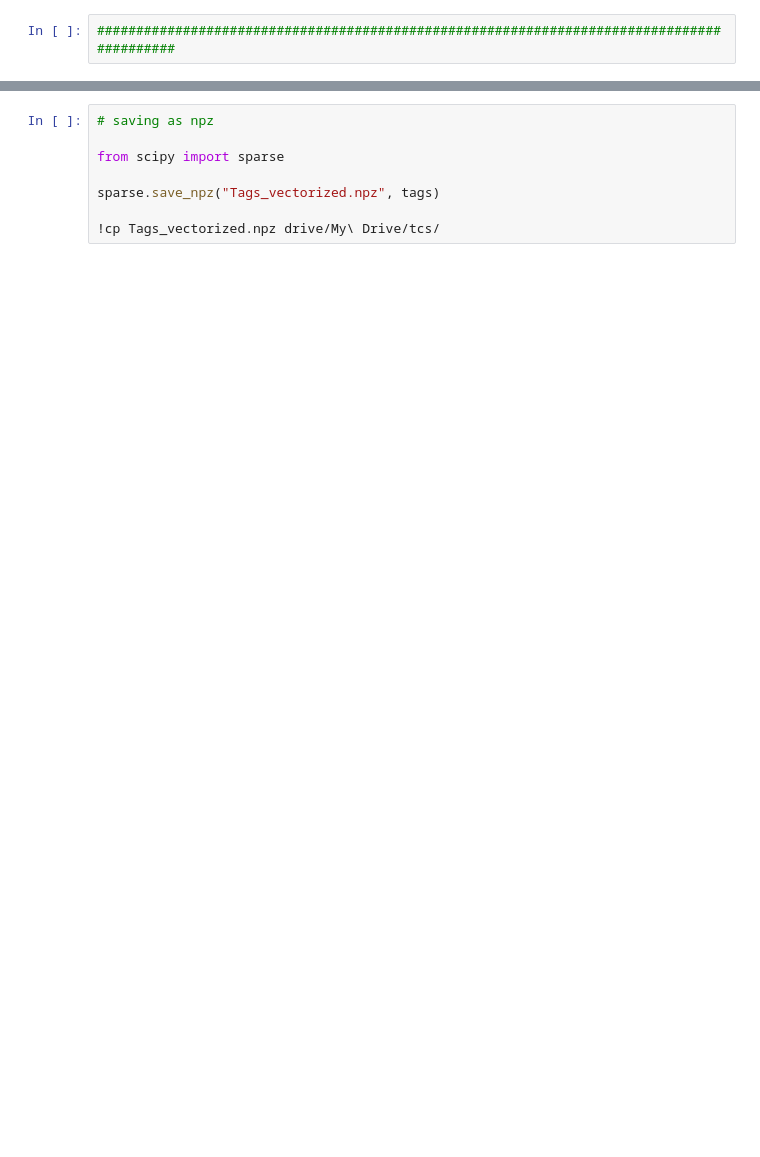
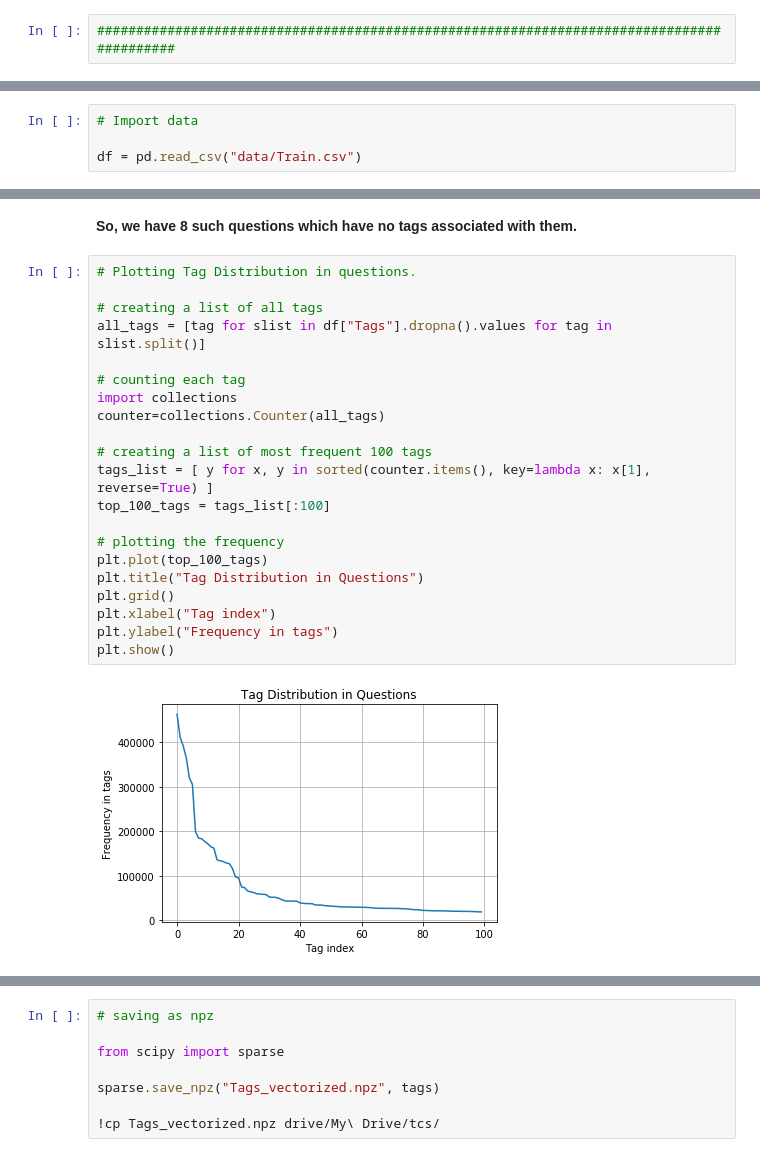
Before and after one commit to tanmayvijay/Taxonomy-Prediction_For-TCS-HumAIn_2019, a Jupyter notebook: Taxanomy-Prediction-Notebook.ipynb, the cells around one changed output, grey strips where cells are left out. Cells and saved outputs as stored; diff of their text form; blank space fills up the shorter version.

```diff
--- a/Taxanomy-Prediction-Notebook.ipynb
+++ b/Taxanomy-Prediction-Notebook.ipynb
@@ -207,0 +176,4 @@ len_tbc/df_tbc.shape[0]
+# %%
+# Import data
+
+df = pd.read_csv("data/Train.csv")
@@ -207,0 +205,25 @@ len_tbc/df_tbc.shape[0]
+# %% [markdown]
+**So, we have 8 such questions which have no tags associated with them.**
+# %%
+# Plotting Tag Distribution in questions.
+
+# creating a list of all tags
+all_tags = [tag for slist in df["Tags"].dropna().values for tag in slist.split()]
+
+# counting each tag
+import collections
+counter=collections.Counter(all_tags)
+
+# creating a list of most frequent 100 tags
+tags_list = [ y for x, y in sorted(counter.items(), key=lambda x: x[1], reverse=True) ]
+top_100_tags = tags_list[:100]
+
+# plotting the frequency
+plt.plot(top_100_tags)
+plt.title("Tag Distribution in Questions")
+plt.grid()
+plt.xlabel("Tag index")
+plt.ylabel("Frequency in tags")
+plt.show()
+# %% [output]
+[figure, added]
```
Also changed, not shown: parts of 83 cells of this notebook, 3 other files.
